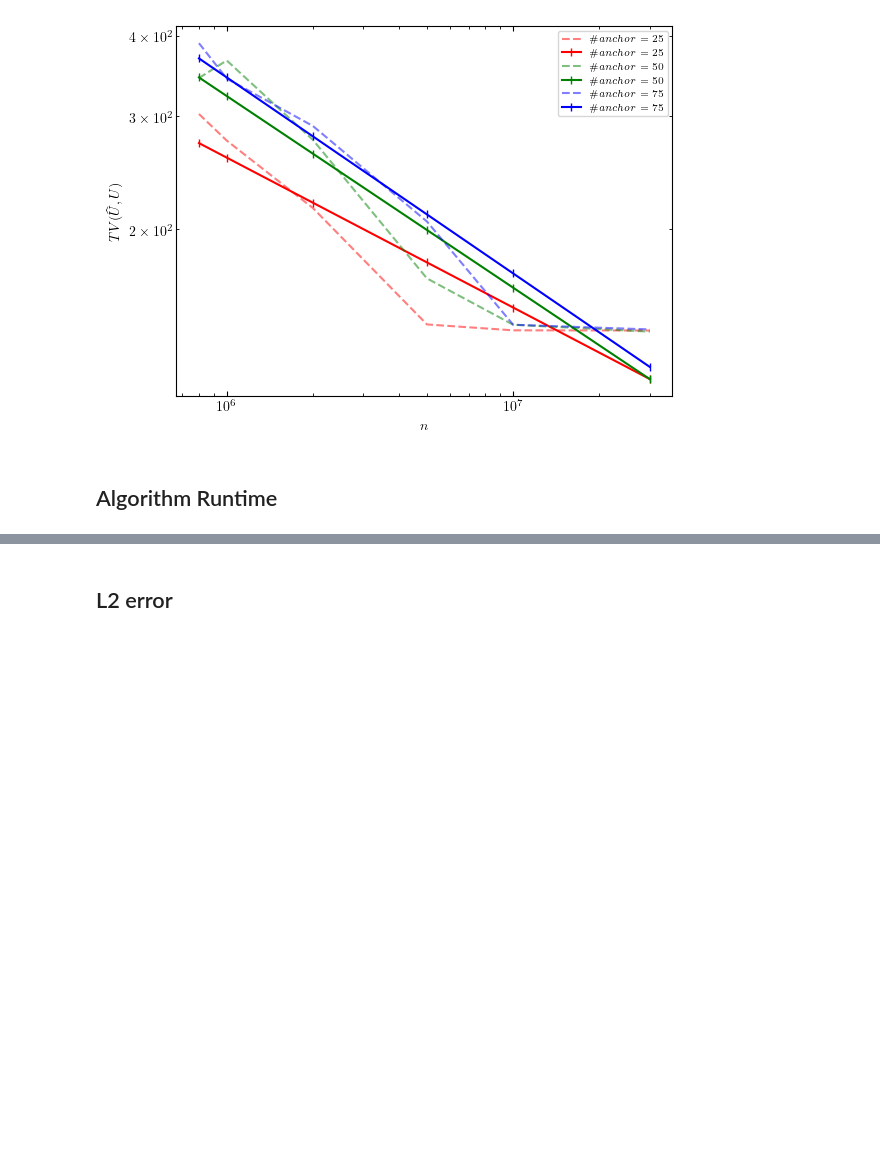
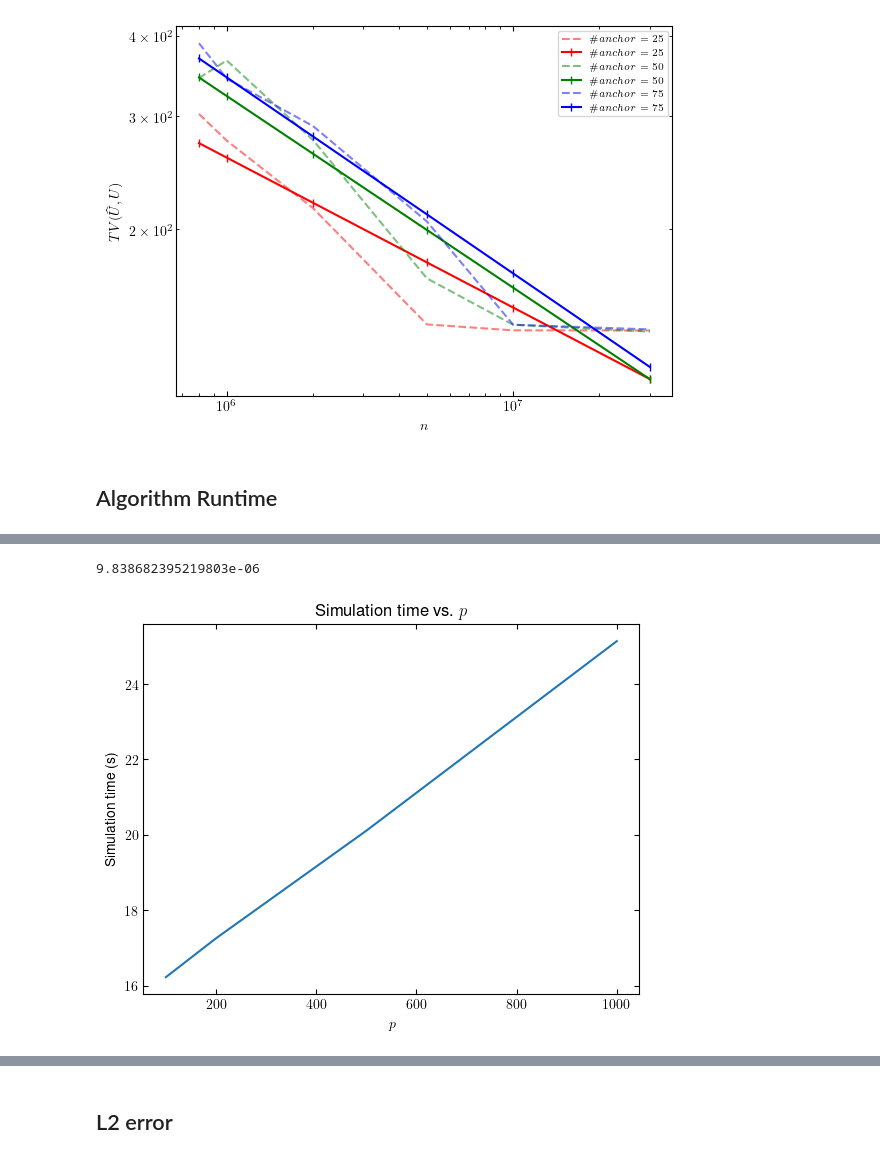
Before and after one commit to derekdong623/CPSC486_project, a Jupyter notebook: figures.ipynb, the cells around one changed output, grey strips where cells are left out. Saved outputs shown, nothing was run; the diff lists cells and outputs as text; code cells hidden in the pictures; blank space fills up the shorter version.

```diff
--- a/figures.ipynb
+++ b/figures.ipynb
@@ -123,0 +141,23 @@ plt.show()
+# %%
+# Runtime of algorithm
+line_color = {
+    25: 'red',
+    50: 'green',
+    75: 'blue'
+}
+df_ = dfs['vary_p']
+params = sm.OLS(endog=df_['sim_time'], exog=sm.add_constant(df_['n'])).fit().params
+print(params['n'])
+df_ = df_.groupby('p').mean()['sim_time']
+plt.plot(df_.index, df_, alpha=1)
+# plt.plot(subdf.index, np.exp(params['const'] + params['ln_n'] * subdf['ln_n']), marker='|', label=f'$\\#anchor = {num_anchors}$', zorder=0, color=line_color[num_anchors])
+plt.tick_params(which='both', direction='in', top=True, right=True)
+plt.xlabel('$p$')
+plt.ylabel('Simulation time (s)')
+plt.title("Simulation time vs. $p$")
+plt.subplots_adjust(wspace=.2, hspace=0.2)
+plt.savefig('figures/fig_sim_p.png')
+plt.show()
+# %% [output]
+9.838682395219803e-06
+[figure, added]
```
Also changed, not shown: parts of 6 cells of this notebook, 7 other files.
